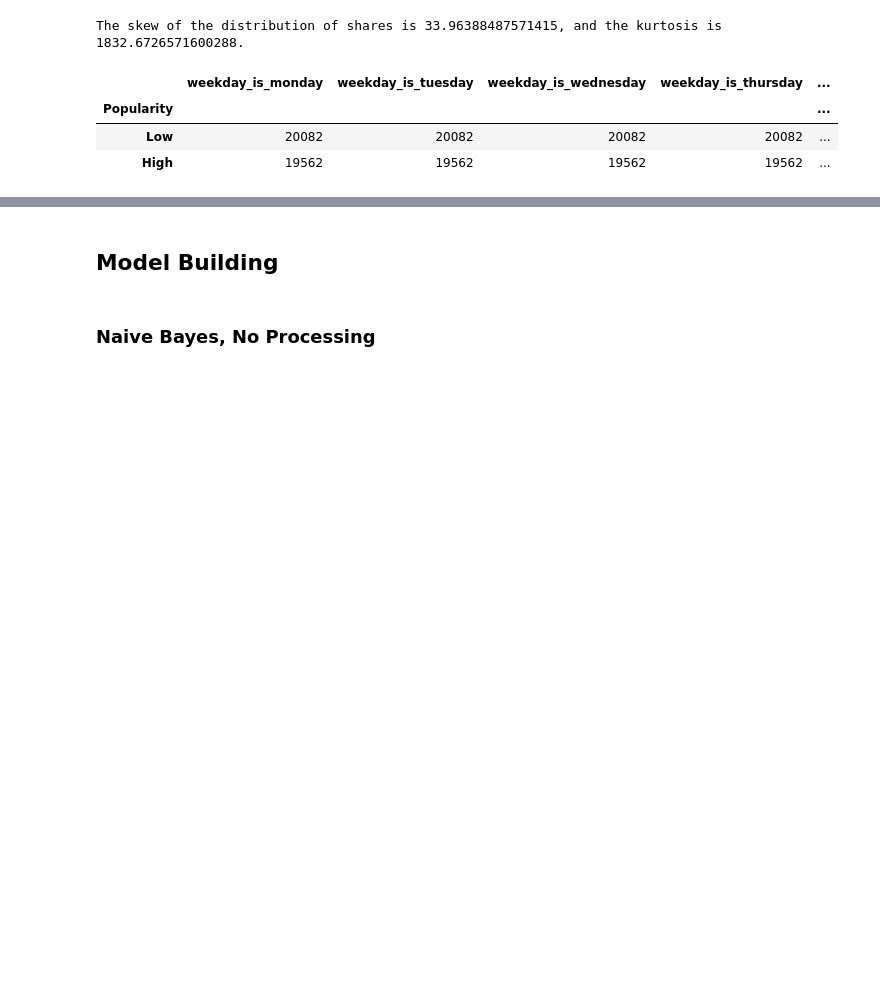
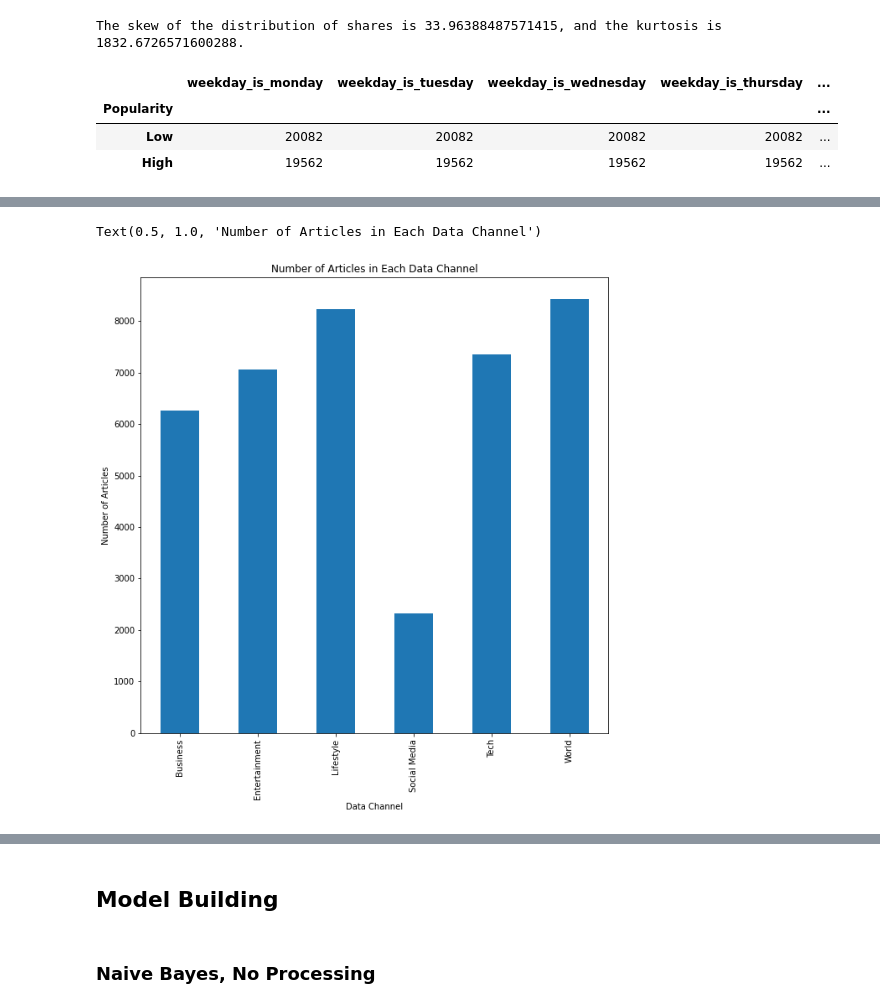
Before and after one commit to matthiasronnau/BANA-273-Term-Project, a Jupyter notebook: BANA-273 Term Project.ipynb, the cells around one changed output, grey strips where cells are left out. Drawn from its saved outputs; the diff is of its cells as text; code cells hidden in the pictures; blank space fills up the shorter version.

```diff
--- a/BANA-273 Term Project.ipynb
+++ b/BANA-273 Term Project.ipynb
@@ -180,0 +193,10 @@ Text(0.5, 1.0, 'Number of Articles by Popularity Category and Weekday Published'
+# %%
+#Number of articles in each data channel
+plt.figure(figsize = (10, 10))
+data.groupby("data_channel").size().plot.bar()
+plt.xlabel("Data Channel")
+plt.ylabel("Number of Articles")
+plt.title("Number of Articles in Each Data Channel")
+# %% [output]
+Text(0.5, 1.0, 'Number of Articles in Each Data Channel')
+[figure, added]
```
Also changed, not shown: parts of 106 cells of this notebook.
